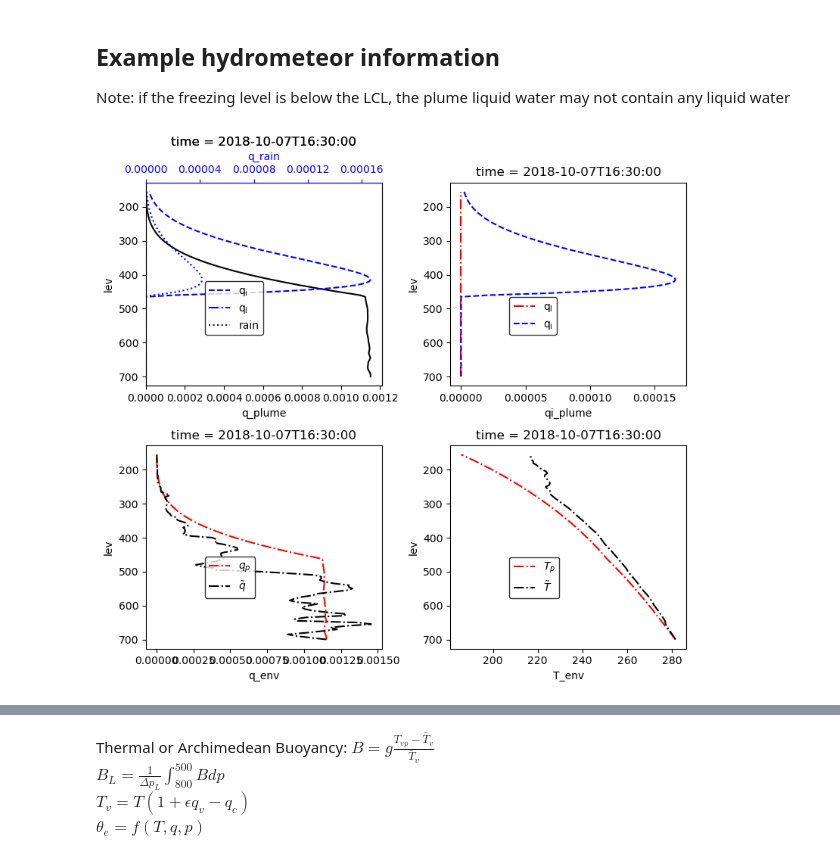
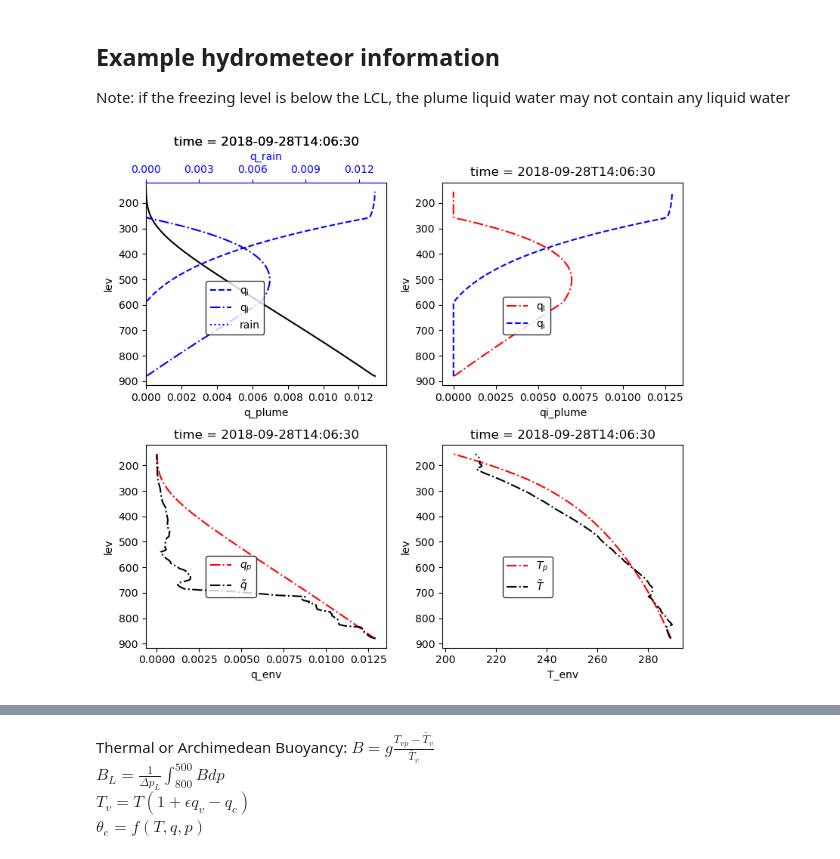
Before and after one commit to climate-systems/plume_model, a Jupyter notebook: run_plume_model.ipynb, the cells around one changed output, grey strips where cells are left out. Drawn from its saved outputs; the diff is of its cells as text; code cells hidden in the pictures.

```diff
--- a/run_plume_model.ipynb
+++ b/run_plume_model.ipynb
@@ -39,6 +22,6 @@ fil_interpsonde
 import xarray as xr
 def preprocess_interpsonde_CACTI(fils):
     ds = xr.open_mfdataset(fils)
-    return ds
-
-ds = preprocess_interpsonde_CACTI(fil_interpsonde)
+    temp = ds.temp.dropna(dim = 'time', how = 'all')  # drop times with all NaNs
+    ds = ds.sel(time = temp.time)
+    return ds.temp.values + 273, ds.sh.values, ds.bar_pres.values * 1e1, ds.time.values
@@ -117,0 +97,29 @@ File saved as /home/fiaz/plume_model/plume_props_CACTI.nc
+# %%
+# keywords for the PlumeModel
+kwargs = dict(fils = '',
+              preprocess = preprocess_interpsonde_CACTI,
+              output_file_name = '',
+              output_dir = './interpsonde_CACTI/',
+              launch_opt = 'specified',  # specified level or from the surface
+              launch_level = 880,        # launch level in hPa
+              rain_out = 1e2,            # rain out threshold (kg/kg)
+              conserved = 1,            # 1: theta_il, 2: theta_e
+              DIB_mix_upper = 450,       # upper level for DIB mixing; no mixing above this level
+              microphysics = 2,
+              mix_opt = 'NOMIX',         # mixing option: 'DIB' or 'NOMIX'
+              C0 = 0.2,
+              qsat_opt = 1)
+
+for fil in fil_interpsonde:
+    file_name = 'plume_model.'+(Path(fil).stem)
+    kwargs.update(output_file_name = file_name, fils = fil)
+    pm = PlumeModel.PlumeModel(**kwargs)
+    pm.preprocess_data()
+    pm.mixing_coefficients()
+
+    stime = time.time()
+    pm.run_plume(mix = pm.mix_opt)
+    print(f'Done. Took {time.time()-stime: .3f} seconds')
+    pm.postprocess_save()
+
+    break
@@ -202,7 +215,7 @@ Note: if the freezing level is below the LCL, the plume liquid water may not con
 # %%
 g = 9.8
 fig, axx = plt.subplots(2, 2, figsize = (8, 7.5))
-tidx = 28
+tidx = 10
 
 ax = axx[0,0]
 ax2 = ax.twiny()
@@ -221,31 +234,31 @@ leg.get_frame().set_edgecolor('black')
 # set major locator
 ax2.xaxis.set_major_locator(plt.MaxNLocator(5))
 
 ax = axx[0,1]
 ds.ql_plume.isel(time = tidx).plot(y = 'lev', yincrease = False, ax = ax, c = 'red', linestyle = '-.', label = '$\mathrm{q_l}$')
 ds.qi_plume.isel(time = tidx).plot(y = 'lev', yincrease = False, ax = ax, c = 'blue', linestyle = '--', label = '$\mathrm{q_i}$')
 leg = ax.legend(loc = (0.25, 0.25))
 leg.get_frame().set_edgecolor('black')
 
 ax = axx[1,0]
 ds.q_plume.isel(time = tidx).plot(y = 'lev', yincrease = False, ax = ax, c = 'red', linestyle = '-.', label = '$q_p$')
 ds.q_env.isel(time = tidx).plot(y = 'lev', yincrease = False, ax = ax, c = 'black', linestyle = '-.', label = '$\\tilde{q}$')
 
 # ds.qi_plume.isel(time = tidx).plot(y = 'lev', yincrease = False, ax = ax, c = 'blue', linestyle = '--', label = '$\mathrm{q_i}$')
 leg = ax.legend(loc = (0.25, 0.25))
 leg.get_frame().set_edgecolor('black')
 
 ax = axx[1,1]
 ds.T_plume.isel(time = tidx).plot(y = 'lev', yincrease = False, ax = ax, c = 'red', linestyle = '-.', label = '$T_p$')
 ds.T_env.isel(time = tidx).plot(y = 'lev', yincrease = False, ax = ax, c = 'black', linestyle = '-.', label = '$\\tilde{T}$')
 
 # ds.qi_plume.isel(time = tidx).plot(y = 'lev', yincrease = False, ax = ax, c = 'blue', linestyle = '--', label = '$\mathrm{q_i}$')
 leg = ax.legend(loc = (0.25, 0.25))
 leg.get_frame().set_edgecolor('black')
 
 # ds.q_rain.isel(time = tidx).plot(y = 'lev', yincrease = False, ax = ax, c = 'blue', linestyle = ':', label = 'rain')
 
 
 plt.tight_layout()
 # %% [output]
-[figure, old version]
+[figure, new version]
```
Also changed, not shown: parts of 17 cells of this notebook, 4 other files.
